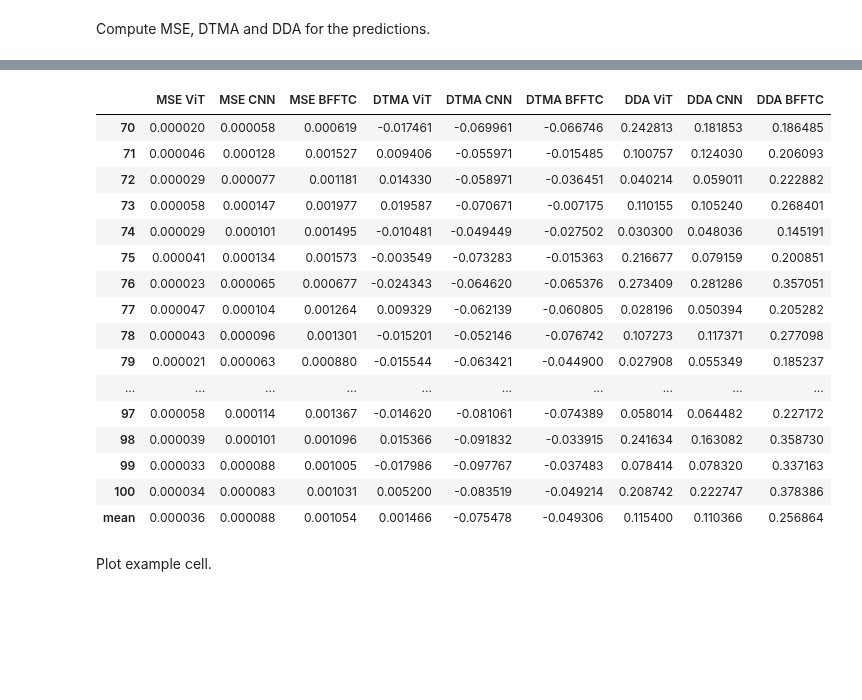
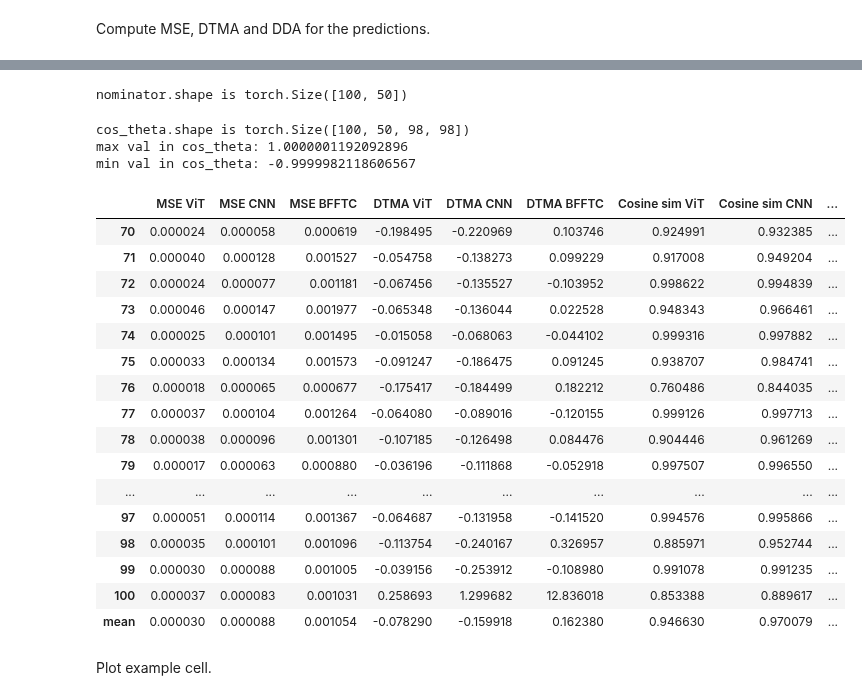
Before and after one commit to alo996/UQ_DL-TFM, a Jupyter notebook: ViT-TFM/1. ViT architecture.ipynb, the cells around one changed output, grey strips where cells are left out. Cells and saved outputs as stored; diff of their text form; code cells hidden in the pictures; blank space fills up the shorter version.

```diff
--- a/ViT-TFM/1. ViT architecture.ipynb
+++ b/ViT-TFM/1. ViT architecture.ipynb
@@ -198,16 +620,48 @@ dda_cnn = dda(appended_cnn_predictions, appended_cnn_targets, device, True)
 appended_bfftc_predictions, appended_bfftc_targets = append_predictions_and_targets(bfftc_predictions_trimmed, ground_truths_trimmed, device)
 dtma_bfftc = dtma(appended_bfftc_predictions, appended_bfftc_targets, device, True)
 dda_bfftc = dda(appended_bfftc_predictions, appended_bfftc_targets, device, True)
+dtmb_bfftc = dtmb(bfftc_predictions_trimmed, ground_truths_trimmed, appended_bfftc_predictions, appended_bfftc_targets, device=device, per_sample=True)
+snr_bfftc = snr(bfftc_predictions_trimmed, ground_truths_trimmed, appended_bfftc_predictions, appended_bfftc_targets, device=device, per_sample=True)
+dma_bfftc = dma(bfftc_predictions_trimmed, ground_truths_trimmed, appended_bfftc_predictions, appended_bfftc_targets, device=device, per_sample=True)
+adtma_bfftc = adtma(appended_bfftc_predictions, appended_bfftc_targets, device, True)
+# %% [output]
+nominator.shape is torch.Size([100, 50])
+# %%
+cosine_bfftc = cosine_sim(appended_bfftc_predictions, appended_bfftc_targets, device, True)
+# %% [output]
+cos_theta.shape is torch.Size([100, 50, 98, 98])
+max val in cos_theta: 1.0000001192092896
+min val in cos_theta: -0.9999982118606567
 # %%
 dtma_vit_new = torch.reshape(dtma_vit_new, (ground_truths_trimmed.shape[0], 1))
 dtma_cnn = torch.reshape(dtma_cnn, (ground_truths_trimmed.shape[0], 1))
 dtma_bfftc = torch.reshape(dtma_bfftc, (ground_truths_trimmed.shape[0], 1))
-dda_vit_new = torch.reshape(dda_vit_new, (ground_truths_trimmed.shape[0], 1))
-dda_cnn = torch.reshape(dda_cnn, (ground_truths_trimmed.shape[0], 1))
-dda_bfftc = torch.reshape(dda_bfftc, (ground_truths_trimmed.shape[0], 1))
+
+cosine_sim_vit_new = torch.reshape(cosine_sim_vit_new, (ground_truths_trimmed.shape[0], 1))
+cosine_cnn = torch.reshape(cosine_cnn, (ground_truths_trimmed.shape[0], 1))
+cosine_bfftc = torch.reshape(cosine_bfftc, (ground_truths_trimmed.shape[0], 1))
+
+dtmb_vit_new = torch.reshape(dtmb_vit_new, (ground_truths_trimmed.shape[0], 1))
+dtmb_cnn = torch.reshape(dtmb_cnn, (ground_truths_trimmed.shape[0], 1))
+dtmb_bfftc = torch.reshape(dtmb_bfftc, (ground_truths_trimmed.shape[0], 1))
+
+snr_vit_new = torch.reshape(snr_vit_new, (ground_truths_trimmed.shape[0], 1))
+snr_cnn = torch.reshape(snr_cnn, (ground_truths_trimmed.shape[0], 1))
+snr_bfftc = torch.reshape(snr_bfftc, (ground_truths_trimmed.shape[0], 1))
+
+dma_vit_new = torch.reshape(dma_vit_new, (ground_truths_trimmed.shape[0], 1))
+dma_cnn = torch.reshape(dma_cnn, (ground_truths_trimmed.shape[0], 1))
+dma_bfftc = torch.reshape(dma_bfftc, (ground_truths_trimmed.shape[0], 1))
+
+adtma_vit_new = torch.reshape(adtma_vit_new, (ground_truths_trimmed.shape[0], 1))
+adtma_cnn = torch.reshape(adtma_cnn, (ground_truths_trimmed.shape[0], 1))
+adtma_bfftc = torch.reshape(adtma_bfftc, (ground_truths_trimmed.shape[0], 1))
 # %%
 def highlight_closes_to_zero(s, props=''):
     return np.where(np.absolute(s) == np.nanmin(np.absolute(s.values)), props, '')
+# %%
+def highlight_max(x, props=''):
+    return np.where(x == np.nanmax(x.to_numpy()), props, '')
 # %%
 columns = ['MSE ViT',
            'MSE CNN',
@@ -240,36 +719,44 @@ averages = pd.DataFrame(averages, index=[0])
 # %%
 metrics
 metrics.index += 1
 metrics.loc['mean'] = metrics.mean()
 metrics = metrics.tail(32)
 slice_ = ['MSE ViT', 'MSE CNN', 'MSE BFFTC']
 metrics = metrics.style.apply(highlight_closes_to_zero, props='color:white; background-color:purple', subset=slice_, axis=1)
 slice_ = ['DTMA ViT', 'DTMA CNN', 'DTMA BFFTC']
 metrics = metrics.apply(highlight_closes_to_zero, props='color:white; background-color:purple', subset=slice_, axis=1)
-slice_ = ['DDA ViT', 'DDA CNN','DDA BFFTC']
+slice_ = ['Cosine sim ViT', 'Cosine sim CNN','Cosine sim BFFTC']
+metrics = metrics.apply(highlight_max, props='color:white; background-color:purple', subset=slice_, axis=1)
+slice_ = ['DTMB ViT', 'DTMB CNN','DTMB BFFTC']
+metrics = metrics.apply(highlight_closes_to_zero, props='color:white; background-color:purple', subset=slice_, axis=1)
+slice_ = ['SNR ViT', 'SNR CNN', 'SNR BFFTC']
+metrics = metrics.apply(highlight_max, props='color:white; background-color:purple', subset=slice_, axis=1)
+slice_ = ['DMA ViT', 'DMA CNN', 'DMA BFFTC']
+metrics = metrics.apply(highlight_closes_to_zero, props='color:white; background-color:purple', subset=slice_, axis=1)
+slice_ = ['ADTMA ViT', 'ADTMA CNN', 'ADTMA BFFTC']
 metrics = metrics.apply(highlight_closes_to_zero, props='color:white; background-color:purple', subset=slice_, axis=1)
 metrics = metrics.set_table_styles([dict(selector='th', props=[('text-align', 'center')])])
 metrics.set_properties(**{'text-align': 'center'})
 
 metrics.set_properties(**{"border": "0.5px solid black"})
 # %% [output]
-|  | MSE ViT | MSE CNN | MSE BFFTC | DTMA ViT | DTMA CNN | DTMA BFFTC | DDA ViT | DDA CNN | DDA BFFTC |
-| 70 | 0.000020 | 0.000058 | 0.000619 | -0.017461 | -0.069961 | -0.066746 | 0.242813 | 0.181853 | 0.186485 |
-| 71 | 0.000046 | 0.000128 | 0.001527 | 0.009406 | -0.055971 | -0.015485 | 0.100757 | 0.124030 | 0.206093 |
-| 72 | 0.000029 | 0.000077 | 0.001181 | 0.014330 | -0.058971 | -0.036451 | 0.040214 | 0.059011 | 0.222882 |
-| 73 | 0.000058 | 0.000147 | 0.001977 | 0.019587 | -0.070671 | -0.007175 | 0.110155 | 0.105240 | 0.268401 |
-| 74 | 0.000029 | 0.000101 | 0.001495 | -0.010481 | -0.049449 | -0.027502 | 0.030300 | 0.048036 | 0.145191 |
-| 75 | 0.000041 | 0.000134 | 0.001573 | -0.003549 | -0.073283 | -0.015363 | 0.216677 | 0.079159 | 0.200851 |
-| 76 | 0.000023 | 0.000065 | 0.000677 | -0.024343 | -0.064620 | -0.065376 | 0.273409 | 0.281286 | 0.357051 |
-| 77 | 0.000047 | 0.000104 | 0.001264 | 0.009329 | -0.062139 | -0.060805 | 0.028196 | 0.050394 | 0.205282 |
-| 78 | 0.000043 | 0.000096 | 0.001301 | -0.015201 | -0.052146 | -0.076742 | 0.107273 | 0.117371 | 0.277098 |
-| 79 | 0.000021 | 0.000063 | 0.000880 | -0.015544 | -0.063421 | -0.044900 | 0.027908 | 0.055349 | 0.185237 |
+|  | MSE ViT | MSE CNN | MSE BFFTC | DTMA ViT | DTMA CNN | DTMA BFFTC | Cosine sim ViT | Cosine sim CNN | ... |
+| 70 | 0.000024 | 0.000058 | 0.000619 | -0.198495 | -0.220969 | 0.103746 | 0.924991 | 0.932385 | ... |
+| 71 | 0.000040 | 0.000128 | 0.001527 | -0.054758 | -0.138273 | 0.099229 | 0.917008 | 0.949204 | ... |
+| 72 | 0.000024 | 0.000077 | 0.001181 | -0.067456 | -0.135527 | -0.103952 | 0.998622 | 0.994839 | ... |
+| 73 | 0.000046 | 0.000147 | 0.001977 | -0.065348 | -0.136044 | 0.022528 | 0.948343 | 0.966461 | ... |
+| 74 | 0.000025 | 0.000101 | 0.001495 | -0.015058 | -0.068063 | -0.044102 | 0.999316 | 0.997882 | ... |
+| 75 | 0.000033 | 0.000134 | 0.001573 | -0.091247 | -0.186475 | 0.091245 | 0.938707 | 0.984741 | ... |
+| 76 | 0.000018 | 0.000065 | 0.000677 | -0.175417 | -0.184499 | 0.182212 | 0.760486 | 0.844035 | ... |
+| 77 | 0.000037 | 0.000104 | 0.001264 | -0.064080 | -0.089016 | -0.120155 | 0.999126 | 0.997713 | ... |
+| 78 | 0.000038 | 0.000096 | 0.001301 | -0.107185 | -0.126498 | 0.084476 | 0.904446 | 0.961269 | ... |
+| 79 | 0.000017 | 0.000063 | 0.000880 | -0.036196 | -0.111868 | -0.052918 | 0.997507 | 0.996550 | ... |
 | ... | ... | ... | ... | ... | ... | ... | ... | ... | ... |
-| 97 | 0.000058 | 0.000114 | 0.001367 | -0.014620 | -0.081061 | -0.074389 | 0.058014 | 0.064482 | 0.227172 |
-| 98 | 0.000039 | 0.000101 | 0.001096 | 0.015366 | -0.091832 | -0.033915 | 0.241634 | 0.163082 | 0.358730 |
-| 99 | 0.000033 | 0.000088 | 0.001005 | -0.017986 | -0.097767 | -0.037483 | 0.078414 | 0.078320 | 0.337163 |
-| 100 | 0.000034 | 0.000083 | 0.001031 | 0.005200 | -0.083519 | -0.049214 | 0.208742 | 0.222747 | 0.378386 |
-| mean | 0.000036 | 0.000088 | 0.001054 | 0.001466 | -0.075478 | -0.049306 | 0.115400 | 0.110366 | 0.256864 |
+| 97 | 0.000051 | 0.000114 | 0.001367 | -0.064687 | -0.131958 | -0.141520 | 0.994576 | 0.995866 | ... |
+| 98 | 0.000035 | 0.000101 | 0.001096 | -0.113754 | -0.240167 | 0.326957 | 0.885971 | 0.952744 | ... |
+| 99 | 0.000030 | 0.000088 | 0.001005 | -0.039156 | -0.253912 | -0.108980 | 0.991078 | 0.991235 | ... |
+| 100 | 0.000037 | 0.000083 | 0.001031 | 0.258693 | 1.299682 | 12.836018 | 0.853388 | 0.889617 | ... |
+| mean | 0.000030 | 0.000088 | 0.001054 | -0.078290 | -0.159918 | 0.162380 | 0.946630 | 0.970079 | ... |
 # %% [markdown]
 Plot example cell.
 # %%
```
Also changed, not shown: parts of 78 cells of this notebook, 3 other files.
